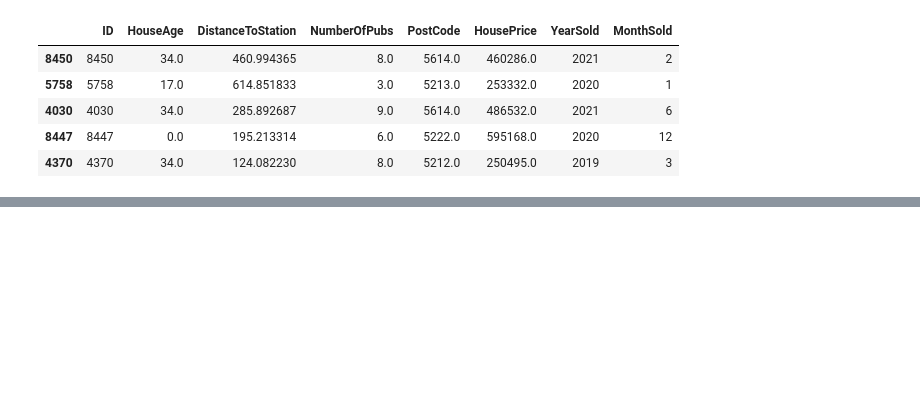
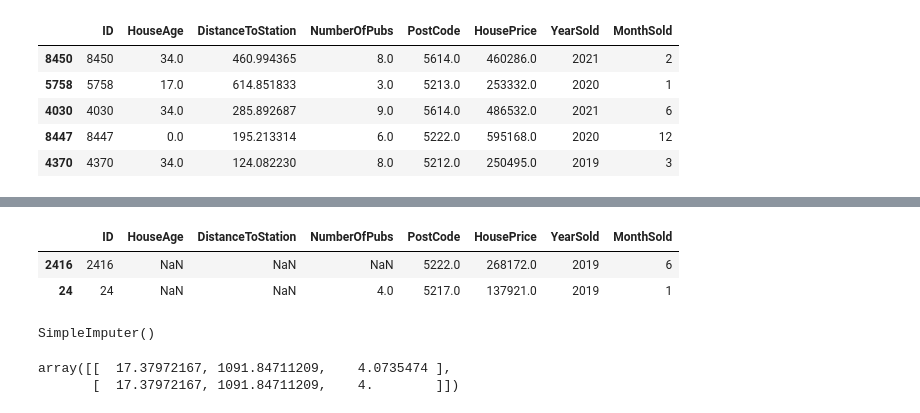
Before and after one commit to Kunal56377/Classes_program, a Jupyter notebook: Project/House Price prediction/regression.ipynb, the cells around one changed output, grey strips where cells are left out. Cells and saved outputs as stored; diff of their text form; code cells hidden in the pictures; blank space fills up the shorter version.

```diff
--- a/Project/House Price prediction/regression.ipynb
+++ b/Project/House Price prediction/regression.ipynb
@@ -334,5 +333,3 @@ train.head()
 # %%
-train['YearSold'] = train['TransactionDate'].apply(lambda x : x[:4]).astype(int)
+# train['MonthSold'] = train['TransactionDate'].apply(lambda x : x[5:]).astype(int)
-# %%
-train['MonthSold'] = train['TransactionDate'].apply(lambda x : x[5:]).astype(int)
 # %%
@@ -348,0 +394,6 @@ train.head()
+# %%
+train[train['HouseAge'].isnull()]
+# %% [output]
+|  | ID | HouseAge | DistanceToStation | NumberOfPubs | PostCode | HousePrice | YearSold | MonthSold |
+| 2416 | 2416 | NaN | NaN | NaN | 5222.0 | 268172.0 | 2019 | 6 |
+| 24 | 24 | NaN | NaN | 4.0 | 5217.0 | 137921.0 | 2019 | 1 |
@@ -348,0 +404,9 @@ train.head()
+# %%
+imputer.fit(train[['HouseAge','DistanceToStation','NumberOfPubs']])
+# %% [output]
+SimpleImputer()
+# %%
+imputer.transform(train[train['HouseAge'].isnull()][['HouseAge','DistanceToStation','NumberOfPubs']])
+# %% [output]
+array([[  17.37972167, 1091.84711209,    4.0735474 ],
+       [  17.37972167, 1091.84711209,    4.        ]])
```
Also changed, not shown: parts of 24 cells of this notebook.
